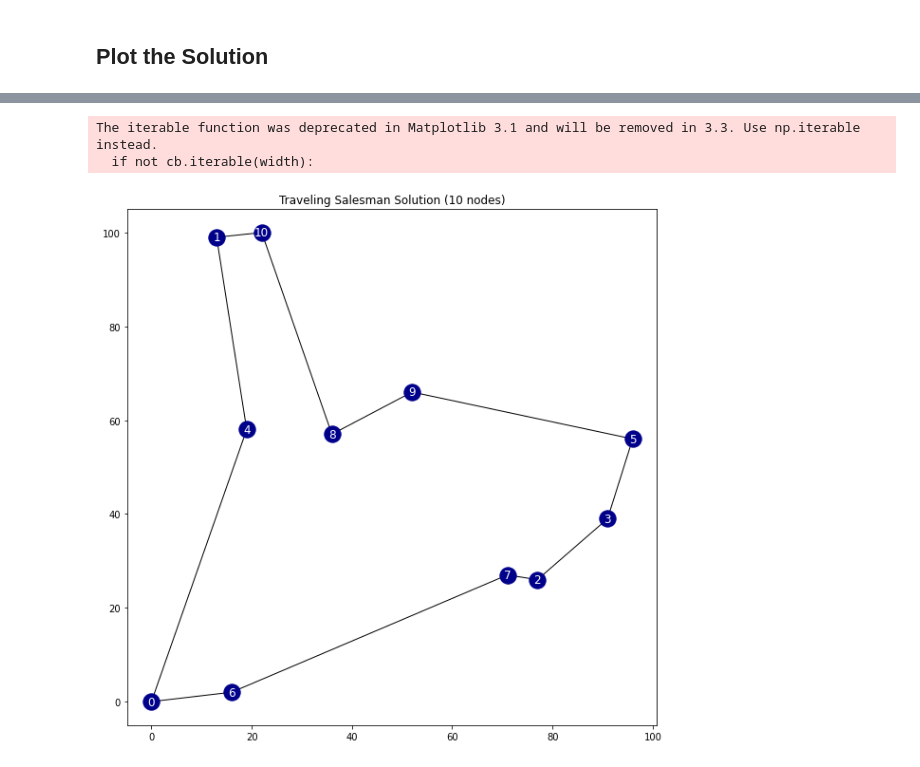
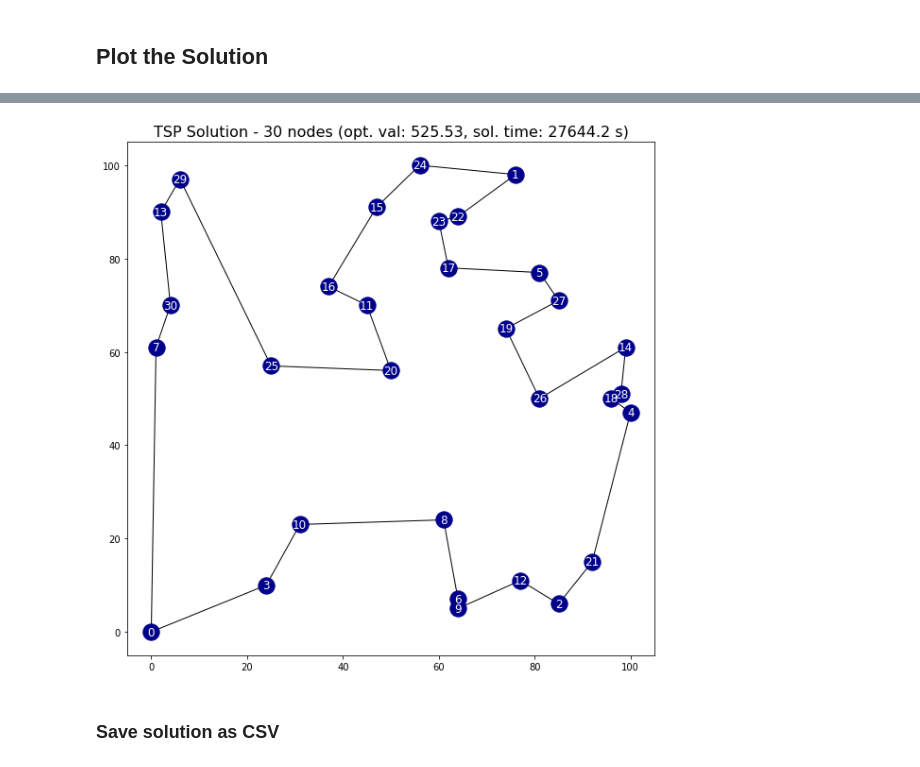
Before and after one commit to camzman/Capstone, a Jupyter notebook: TSP_Lists_sox.ipynb, the cells around one changed output, grey strips where cells are left out. Cells and saved outputs as stored; diff of their text form; code cells hidden in the pictures.

Commit message:
TSP 30 nodes
Got the 30 node problem to run. Took about 8 hours

```diff
--- a/TSP_Lists_sox.ipynb
+++ b/TSP_Lists_sox.ipynb
@@ -3,3 +5,7 @@
+# %%
+# Set filepath for CSV with cost / distance data
+cost_filepath = 'Orders_Data_TSP.csv' # file with distances between each node
+coord_filepath = 'XYcoord.csv' # file with x, y coordinates of each node (including the origin)
 # %% [markdown]
 ## Model Initialization
 # %%
@@ -23,6 +28,6 @@ filepath = 'Orders_Data_TSP.csv'
 # %%
 # import csv distance matrix as list
-with open(filepath, newline='') as f:
+with open(cost_filepath, newline='') as f:
     reader = csv.reader(f)
     cost = list(reader)
 
@@ -122,6 +104,7 @@ for i in range(1,N):
 # %% [markdown]
 ### Solve
 # %%
+start_time = time.time()
 # Solve the model and print optimal solution
 status = mymodel.Solve()                 # solve mymodel and display the solution
 
@@ -134,6 +117,9 @@ print('Optimal Solution:')
 # The objective value of the solution.
 print('Optimal Value = %.2f' % shortest_route.Value())
 
+print("Solution Time: %.2f seconds" % (time.time() - start_time))
+runtime = round(time.time() - start_time)
+today = str(date.today())
 # Display optimal solution
 #for i in range(N):
 #    print('pos[%d] = %d' % (i, pos[i].solution_value()))
@@ -180,7 +172,7 @@ import networkx as nx
 import numpy as np
 # %%
 # import csv x, y coord matrix as list
-with open('XYcoord.csv', newline='') as f:
+with open(coord_filepath, newline='') as f:
     reader = csv.reader(f)
     coord = list(reader)
 
@@ -208,17 +219,19 @@ G = nx.Graph()
 # %%
 for (u,v) in edge_list:
     G.add_edge(v, u, capacity=1)
 
 fig, ax = plt.subplots(figsize=(10,10))
 nx.draw(G, coord, edgelist=edge_list, edge_labels=True, with_labels=True, font_color='w', node_color='darkblue', ax=ax)
 #nx.draw_networkx_edges(G, coord, edgelist=droneedgelist, edge_color='darkorange', style='dotted', ax=ax)
 limits=plt.axis('on')
 ax.tick_params(left=True, bottom=True, labelleft=True, labelbottom=True)
-string = 'Traveling Salesman Solution (' + str(N-1) + ' nodes)'
-ax.set_title(string)
+opt_val = round(shortest_route.Value(), 2)
+string = 'TSP Solution - ' + str(N-1) + ' nodes (opt. val: ' + str(opt_val) + ', ' 'sol. time: ' + str(runtime) + ' s)'
+ax.set_title(string, fontsize = 16)
 plt.show();
-#plt.savefig("route-sim1-k1.png")
+saveas = 'TSPoutput_' + str(N-1) +'nodes_' + today +'.png'
+fig.savefig(saveas);
 # %% [output]
-The iterable function was deprecated in Matplotlib 3.1 and will be removed in 3.3. Use np.iterable instead.
-  if not cb.iterable(width):
-[figure, old version]
+[figure, new version]
+# %% [markdown]
+### Save solution as CSV
```
Also changed, not shown: parts of 11 cells of this notebook, 6 other files.
